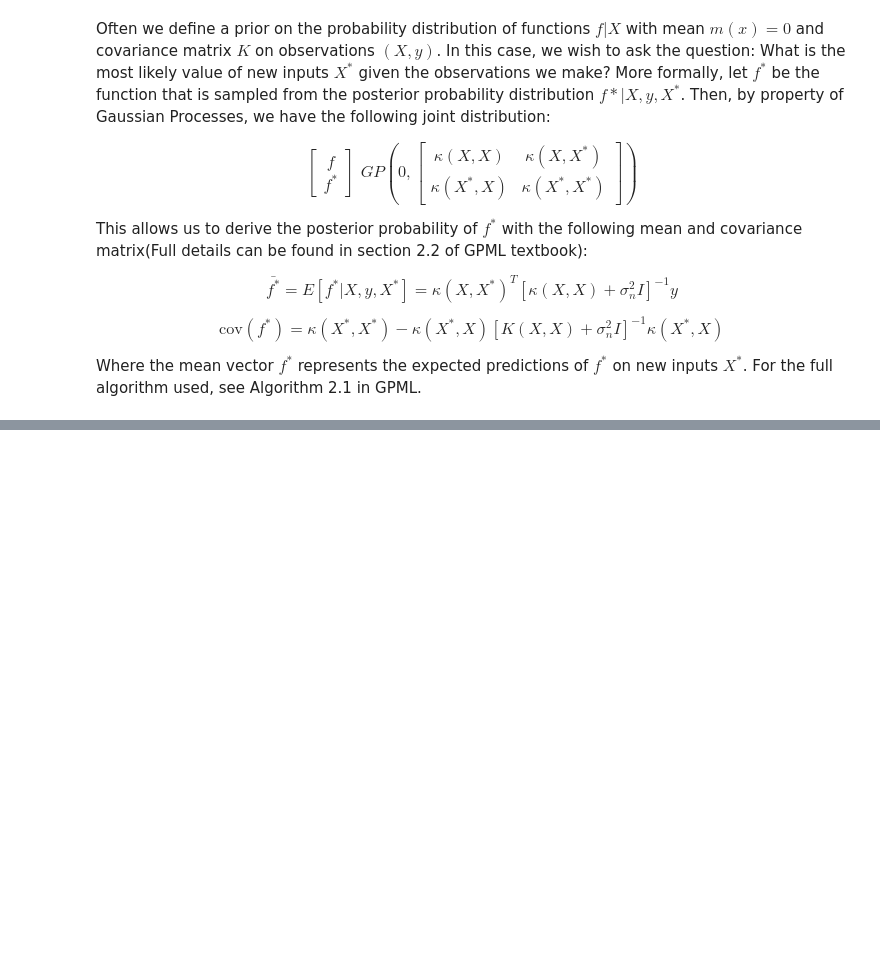
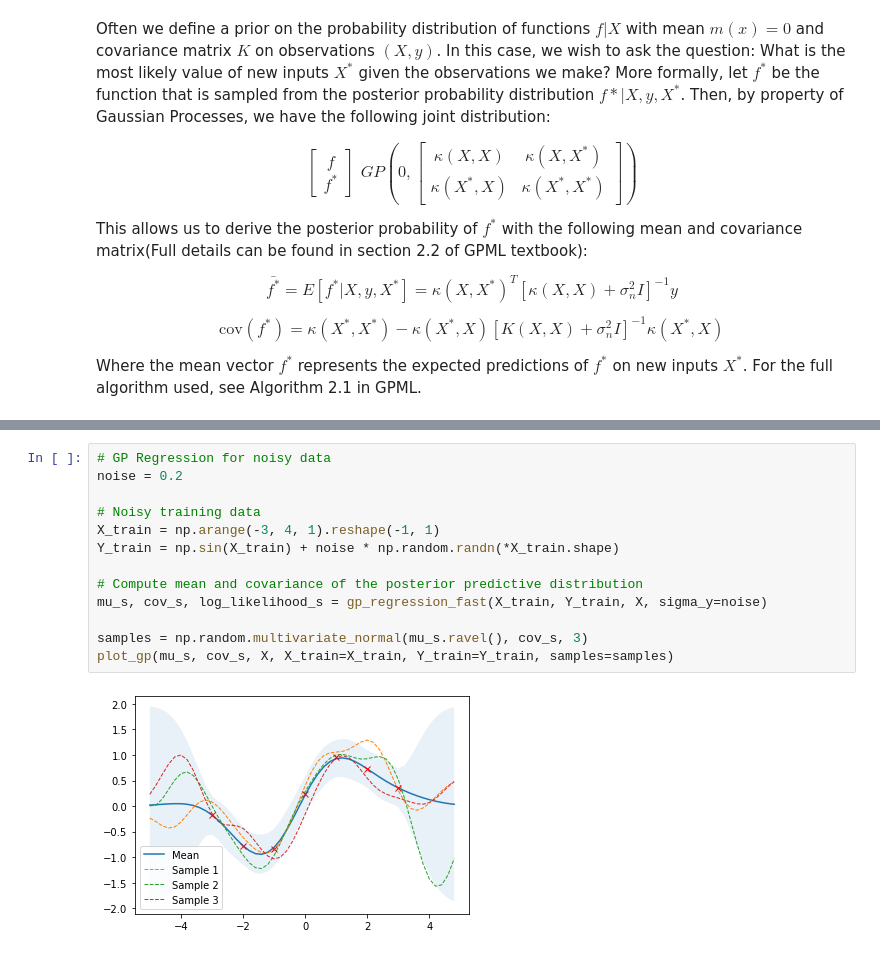
Before and after one commit to Lookuz/GPML, a Jupyter notebook: GPML - Regression.ipynb, the cells around one changed output, grey strips where cells are left out. Cells and saved outputs as stored; diff of their text form; blank space fills up the shorter version.

```diff
--- a/GPML - Regression.ipynb
+++ b/GPML - Regression.ipynb
@@ -111,0 +113,15 @@ plot_gp(mu_ss, cov_ss, X, X_train=X_train, Y_train=y_train, samples=samples)
+# %%
+# GP Regression for noisy data
+noise = 0.2
+
+# Noisy training data
+X_train = np.arange(-3, 4, 1).reshape(-1, 1)
+Y_train = np.sin(X_train) + noise * np.random.randn(*X_train.shape)
+
+# Compute mean and covariance of the posterior predictive distribution
+mu_s, cov_s, log_likelihood_s = gp_regression_fast(X_train, Y_train, X, sigma_y=noise)
+
+samples = np.random.multivariate_normal(mu_s.ravel(), cov_s, 3)
+plot_gp(mu_s, cov_s, X, X_train=X_train, Y_train=Y_train, samples=samples)
+# %% [output]
+[figure, added]
```
Also changed, not shown: parts of 5 cells of this notebook, 1 other file.
